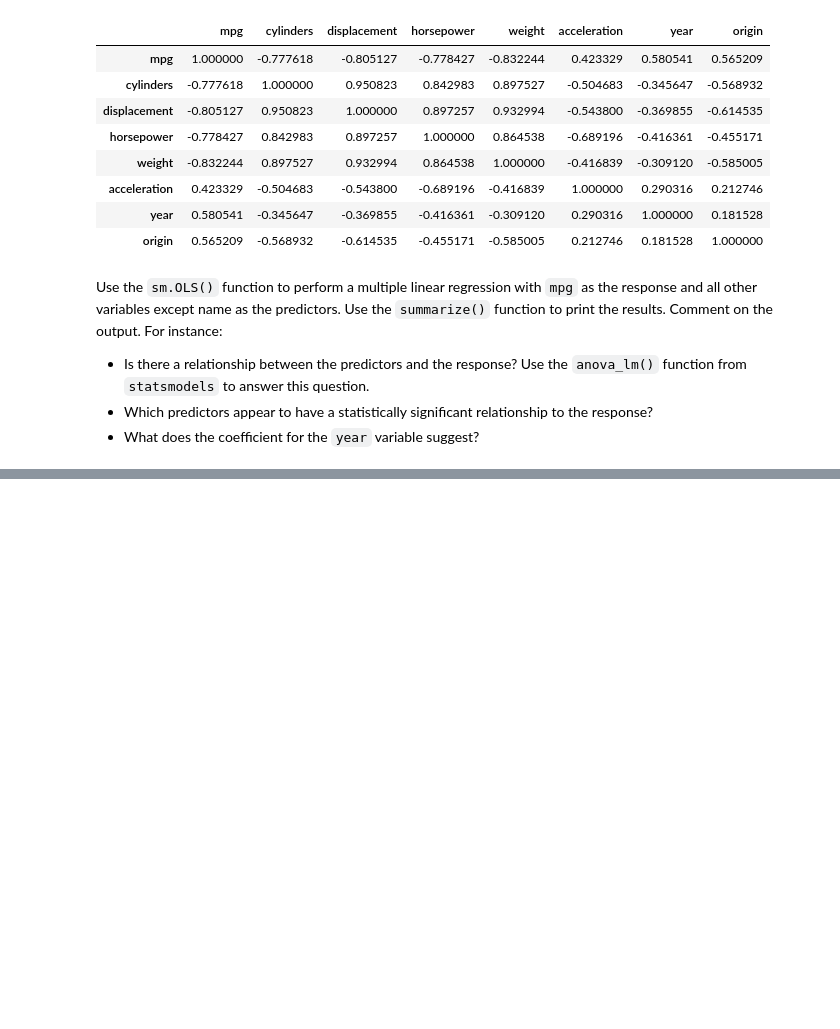
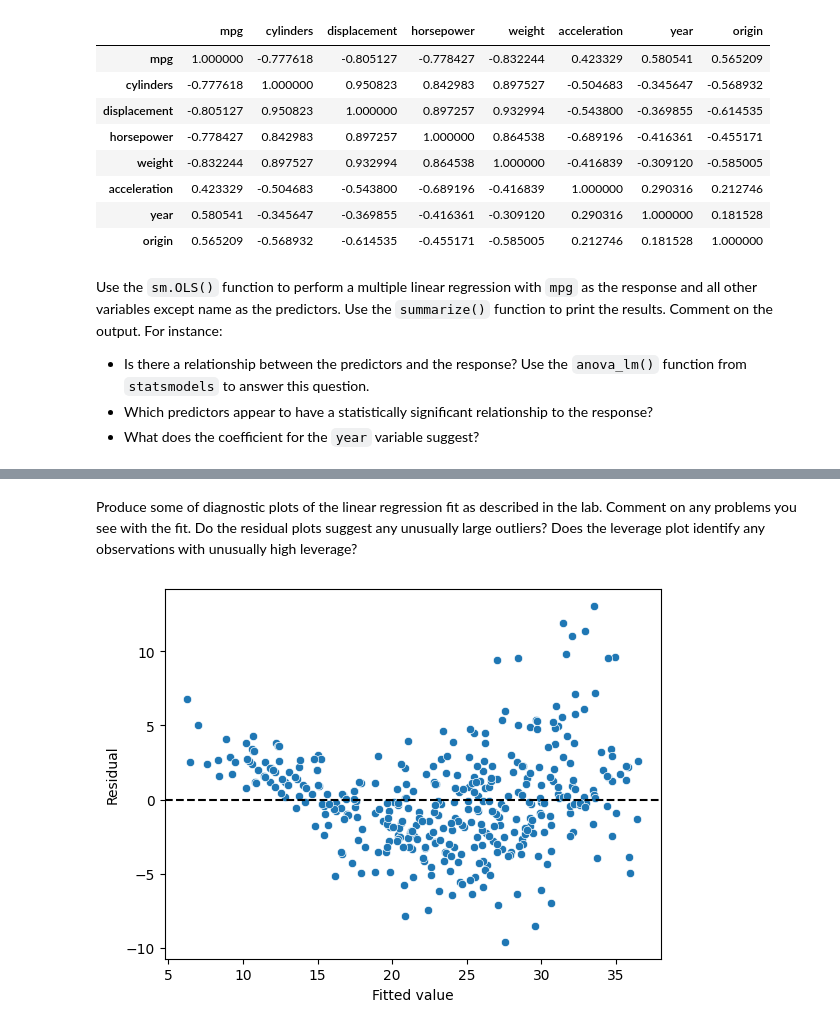
Before and after one commit to mrclneumann/ISLP_labs, a Jupyter notebook: solutions/Ch03.ipynb, the cells around one changed output, grey strips where cells are left out. Cells and saved outputs as stored; diff of their text form; code cells hidden in the pictures; blank space fills up the shorter version.

```diff
--- a/solutions/Ch03.ipynb
+++ b/solutions/Ch03.ipynb
@@ -135,9 +135,9 @@ Use the `sm.OLS()` function to perform a multiple linear regression with `mpg` a
 - Which predictors appear to have a statistically significant relationship to the response?
 - What does the coefficient for the `year` variable suggest?
 # %%
-# X = add_constant(auto.drop(columns=["name", "mpg"]))
-# y = auto["mpg"]
+X = add_constant(auto.drop(columns=["name", "mpg"]))
+y = auto["mpg"]
 
-# model = sm.OLS(y, X)
-# results = model.fit()
-# results.summary()
+model = sm.OLS(y, X)
+results = model.fit()
+results.summary()
@@ -143,0 +177,9 @@ Use the `sm.OLS()` function to perform a multiple linear regression with `mpg` a
+# %% [markdown]
+Produce some of diagnostic plots of the linear regression fit as described in the lab. Comment on any problems you see with the fit. Do the residual plots suggest any unusually large outliers? Does the leverage plot identify any observations with unusually high leverage?
+# %%
+sns.scatterplot(x=results.fittedvalues, y=results.resid)
+plt.axhline(y=0, color="k", ls="--")
+plt.xlabel('Fitted value')
+plt.ylabel('Residual');
+# %% [output]
+[figure, added]
```
Also changed, not shown: parts of 10 cells of this notebook.
